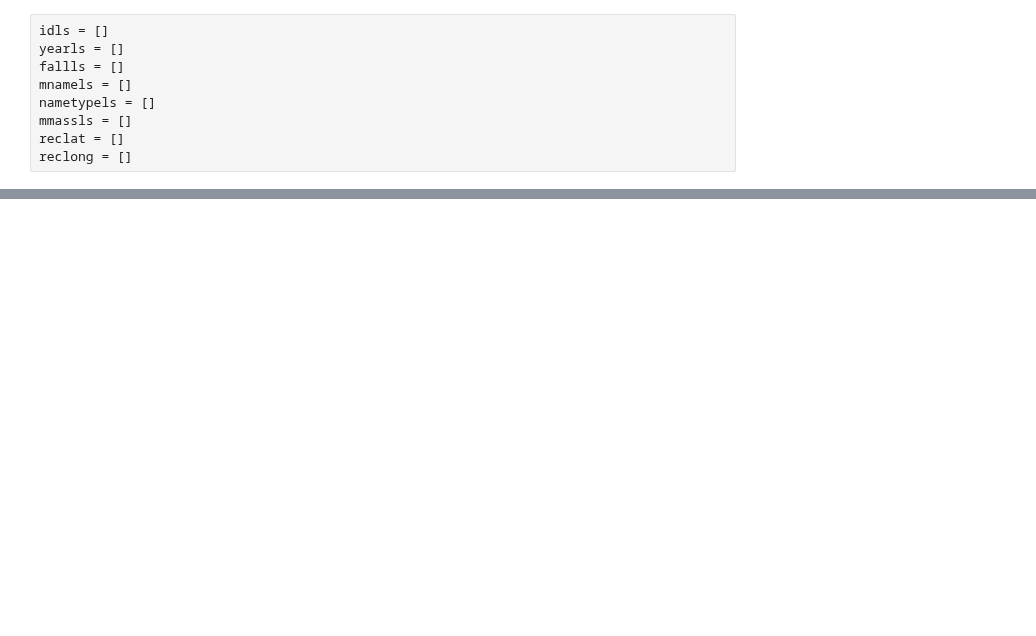
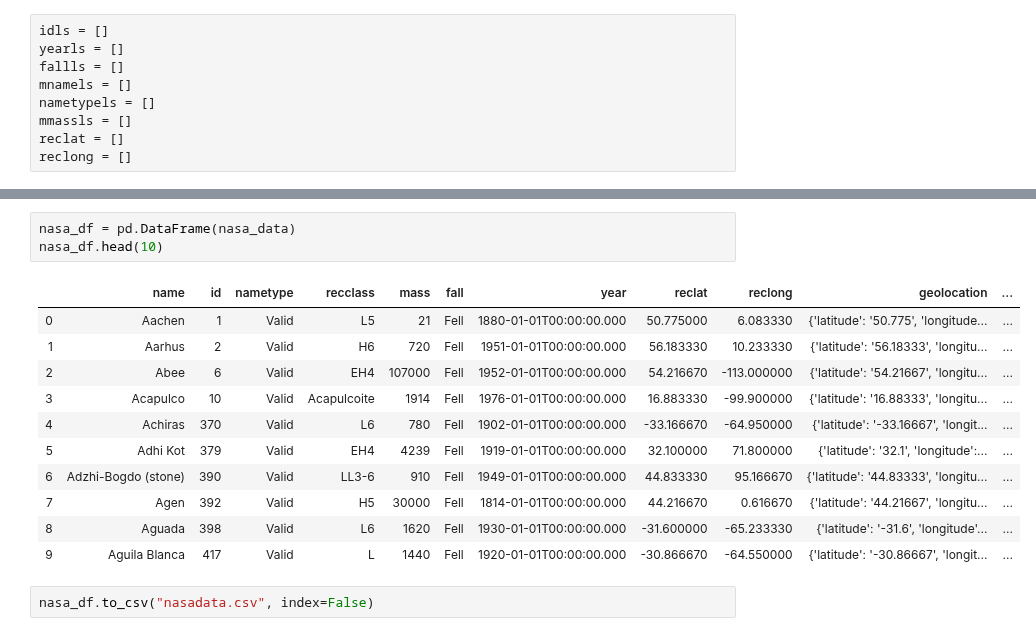
Before and after one commit to prasantib/docsaiprassu, a Jupyter notebook: API without key exercise.ipynb, the cells around one changed output, grey strips where cells are left out. Saved outputs shown, nothing was run; the diff lists cells and outputs as text; blank space fills up the shorter version.

```diff
--- a/API without key exercise.ipynb
+++ b/API without key exercise.ipynb
@@ -101,0 +98,17 @@ for meteorite in nasa_data:
+# %%
+nasa_df = pd.DataFrame(nasa_data)
+nasa_df.head(10)
+# %% [output]
+|  | name | id | nametype | recclass | mass | fall | year | reclat | reclong | geolocation | ... |
+| 0 | Aachen | 1 | Valid | L5 | 21 | Fell | 1880-01-01T00:00:00.000 | 50.775000 | 6.083330 | {'latitude': '50.775', 'longitude... | ... |
+| 1 | Aarhus | 2 | Valid | H6 | 720 | Fell | 1951-01-01T00:00:00.000 | 56.183330 | 10.233330 | {'latitude': '56.18333', 'longitu... | ... |
+| 2 | Abee | 6 | Valid | EH4 | 107000 | Fell | 1952-01-01T00:00:00.000 | 54.216670 | -113.000000 | {'latitude': '54.21667', 'longitu... | ... |
+| 3 | Acapulco | 10 | Valid | Acapulcoite | 1914 | Fell | 1976-01-01T00:00:00.000 | 16.883330 | -99.900000 | {'latitude': '16.88333', 'longitu... | ... |
+| 4 | Achiras | 370 | Valid | L6 | 780 | Fell | 1902-01-01T00:00:00.000 | -33.166670 | -64.950000 | {'latitude': '-33.16667', 'longit... | ... |
+| 5 | Adhi Kot | 379 | Valid | EH4 | 4239 | Fell | 1919-01-01T00:00:00.000 | 32.100000 | 71.800000 | {'latitude': '32.1', 'longitude':... | ... |
+| 6 | Adzhi-Bogdo (stone) | 390 | Valid | LL3-6 | 910 | Fell | 1949-01-01T00:00:00.000 | 44.833330 | 95.166670 | {'latitude': '44.83333', 'longitu... | ... |
+| 7 | Agen | 392 | Valid | H5 | 30000 | Fell | 1814-01-01T00:00:00.000 | 44.216670 | 0.616670 | {'latitude': '44.21667', 'longitu... | ... |
+| 8 | Aguada | 398 | Valid | L6 | 1620 | Fell | 1930-01-01T00:00:00.000 | -31.600000 | -65.233330 | {'latitude': '-31.6', 'longitude'... | ... |
+| 9 | Aguila Blanca | 417 | Valid | L | 1440 | Fell | 1920-01-01T00:00:00.000 | -30.866670 | -64.550000 | {'latitude': '-30.86667', 'longit... | ... |
+# %%
+nasa_df.to_csv("nasadata.csv", index=False)
```
Also changed, not shown: parts of 4 cells of this notebook.
